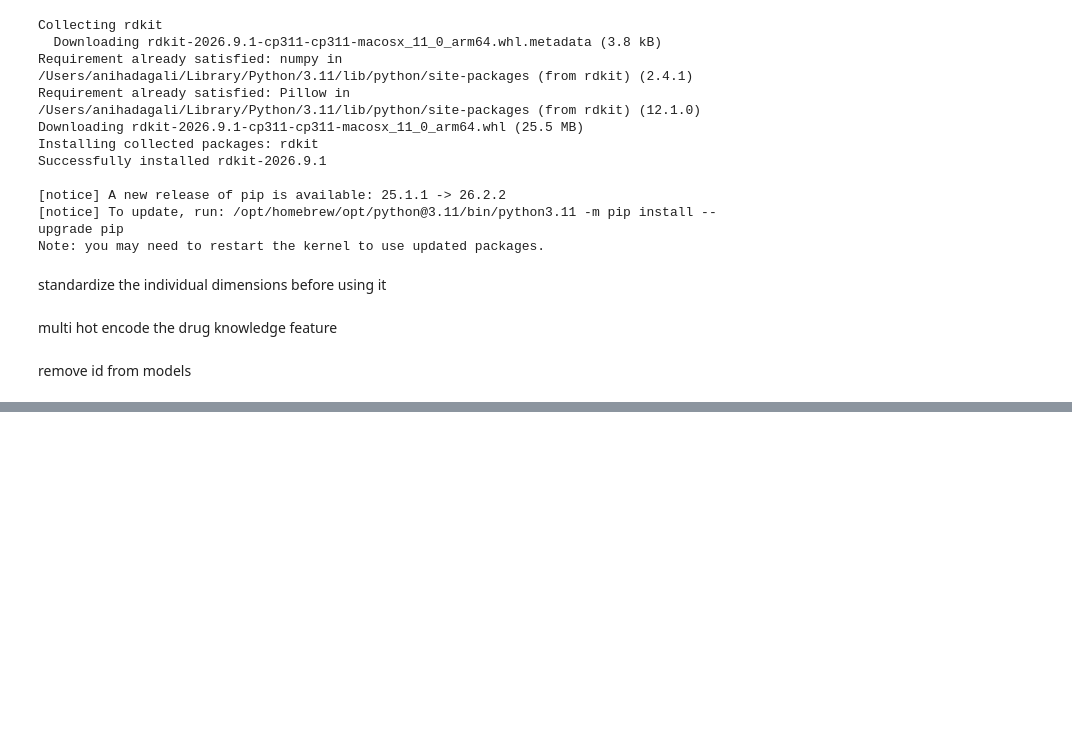
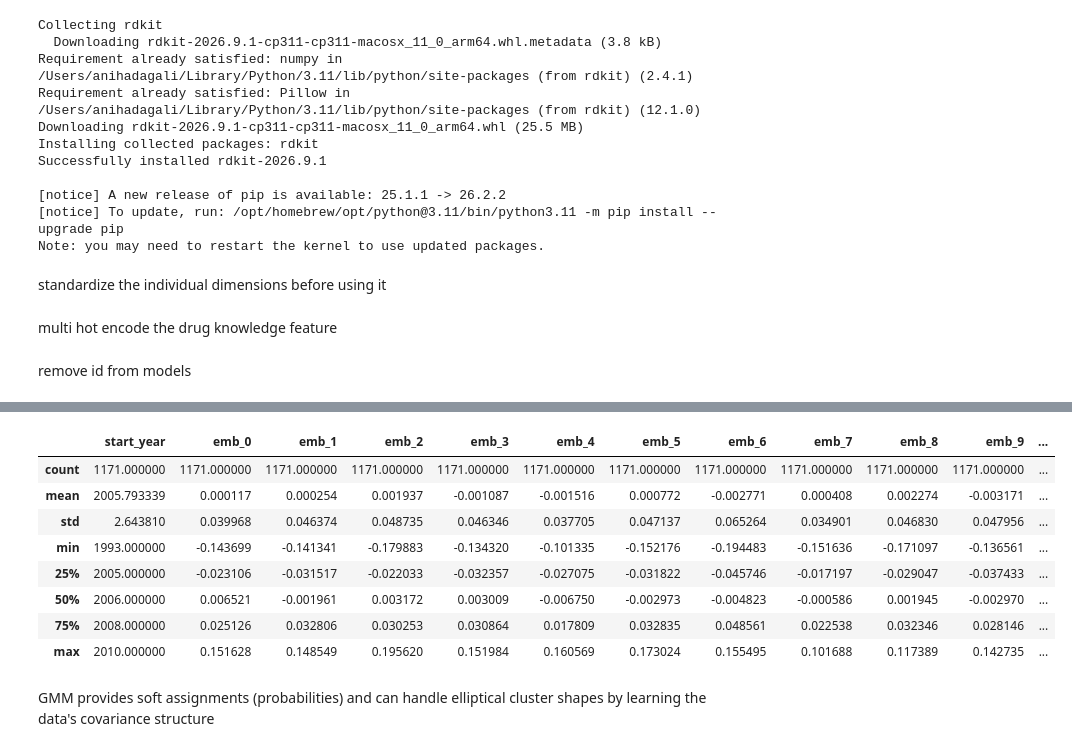
Before and after one commit to anihadagali7/AML-Midterm, a Jupyter notebook: part1/part1.ipynb, the cells around one changed output, grey strips where cells are left out. Saved outputs shown, nothing was run; the diff lists cells and outputs as text; code cells hidden in the pictures; blank space fills up the shorter version.

```diff
--- a/part1/part1.ipynb
+++ b/part1/part1.ipynb
@@ -75,0 +115,16 @@ why some features fail to improve the model performance.
+# %%
+df_train1.describe()
+# %% [output]
+|  | start_year | emb_0 | emb_1 | emb_2 | emb_3 | emb_4 | emb_5 | emb_6 | emb_7 | emb_8 | emb_9 | ... |
+| count | 1171.000000 | 1171.000000 | 1171.000000 | 1171.000000 | 1171.000000 | 1171.000000 | 1171.000000 | 1171.000000 | 1171.000000 | 1171.000000 | 1171.000000 | ... |
+| mean | 2005.793339 | 0.000117 | 0.000254 | 0.001937 | -0.001087 | -0.001516 | 0.000772 | -0.002771 | 0.000408 | 0.002274 | -0.003171 | ... |
+| std | 2.643810 | 0.039968 | 0.046374 | 0.048735 | 0.046346 | 0.037705 | 0.047137 | 0.065264 | 0.034901 | 0.046830 | 0.047956 | ... |
+| min | 1993.000000 | -0.143699 | -0.141341 | -0.179883 | -0.134320 | -0.101335 | -0.152176 | -0.194483 | -0.151636 | -0.171097 | -0.136561 | ... |
+| 25% | 2005.000000 | -0.023106 | -0.031517 | -0.022033 | -0.032357 | -0.027075 | -0.031822 | -0.045746 | -0.017197 | -0.029047 | -0.037433 | ... |
+| 50% | 2006.000000 | 0.006521 | -0.001961 | 0.003172 | 0.003009 | -0.006750 | -0.002973 | -0.004823 | -0.000586 | 0.001945 | -0.002970 | ... |
+| 75% | 2008.000000 | 0.025126 | 0.032806 | 0.030253 | 0.030864 | 0.017809 | 0.032835 | 0.048561 | 0.022538 | 0.032346 | 0.028146 | ... |
+| max | 2010.000000 | 0.151628 | 0.148549 | 0.195620 | 0.151984 | 0.160569 | 0.173024 | 0.155495 | 0.101688 | 0.117389 | 0.142735 | ... |
+# %% [markdown]
+<!-- AI description -->
+
+GMM provides soft assignments (probabilities) and can handle elliptical cluster shapes by learning the data's covariance structure
```
Also changed, not shown: parts of 5 cells of this notebook.
